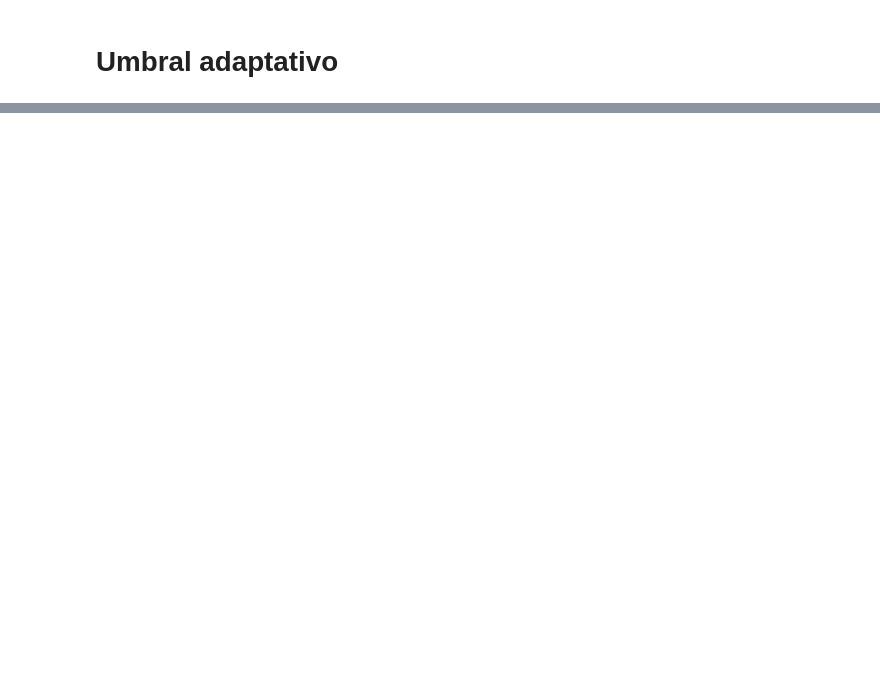
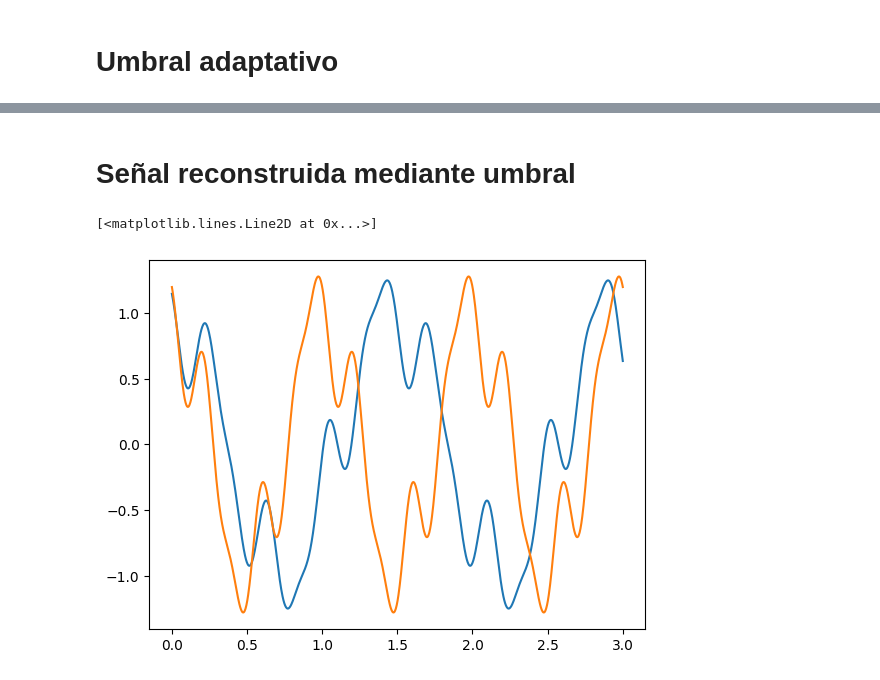
Before and after one commit to dramirezbe/Signal-theory, a Jupyter notebook: Random-signal-analysis/PSD_Estimation_David_Ramirez_Betancourth.ipynb, the cells around one changed output, grey strips where cells are left out. Drawn from its saved outputs; the diff is of its cells as text; code cells hidden in the pictures; blank space fills up the shorter version.

```diff
--- a/Random-signal-analysis/PSD_Estimation_David_Ramirez_Betancourth.ipynb
+++ b/Random-signal-analysis/PSD_Estimation_David_Ramirez_Betancourth.ipynb
@@ -245,0 +256,15 @@ plt.show()
+# %% [markdown]
+# Señal reconstruida mediante umbral
+# %%
+psd_normalized = harm_psd/(harm_psd.max())
+psd_vector = np.sqrt(psd_normalized)
+
+#Reconstruir señal
+
+rec_signal = psd_vector[0]*np.cos(2*np.pi*harm_f[0]*t) - psd_vector[1]*np.sin(2*np.pi*harm_f[1]*t) + psd_vector[2]*np.cos(2*np.pi*harm_f[2]*t)
+
+plt.plot(t, rec_signal)
+plt.plot(t, real_signal(t,wo))
+# %% [output]
+[<matplotlib.lines.Line2D at 0x...>]
+[figure, added]
```
Also changed, not shown: parts of 7 cells of this notebook, 1 other file.
